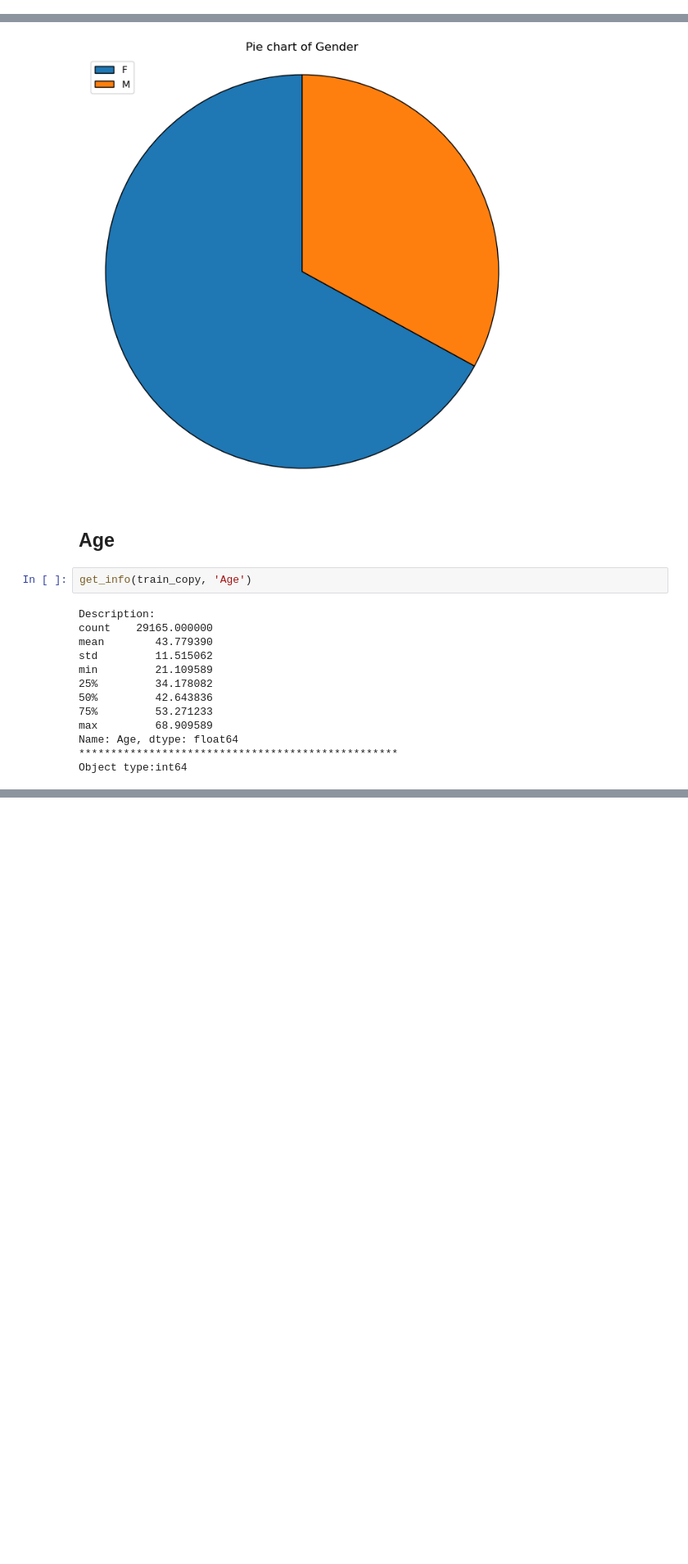
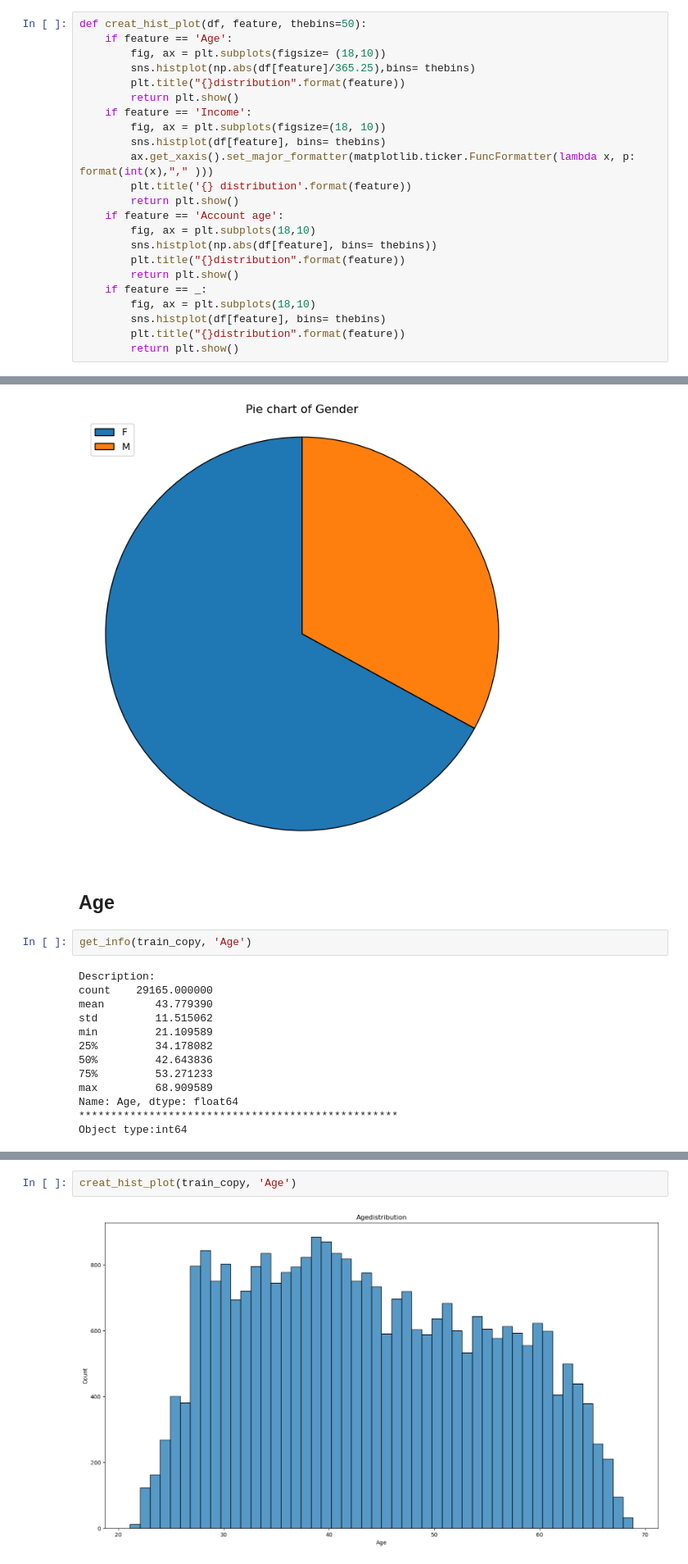
Before and after one commit to ngovanminh3232/credit_card_analyst, a Jupyter notebook: solution.ipynb, the cells around one changed output, grey strips where cells are left out. Shown: that part at 82% size. Saved outputs shown, nothing was run; the diff lists cells and outputs as text; blank space fills up the shorter version.

```diff
--- a/solution.ipynb
+++ b/solution.ipynb
@@ -263,6 +264,29 @@ def creat_box_plot(df, feature):
         sns.boxplot(y=np.abs(df[feature]))
         plt.title('{} distribution(Boxplot)'.format(feature))
         return plt.show()
+# %%
+def creat_hist_plot(df, feature, thebins=50):
+    if feature == 'Age':
+        fig, ax = plt.subplots(figsize= (18,10))
+        sns.histplot(np.abs(df[feature]/365.25),bins= thebins)
+        plt.title("{}distribution".format(feature))
+        return plt.show()
+    if feature == 'Income':
+        fig, ax = plt.subplots(figsize=(18, 10))
+        sns.histplot(df[feature], bins= thebins)
+        ax.get_xaxis().set_major_formatter(matplotlib.ticker.FuncFormatter(lambda x, p: format(int(x),"," )))
+        plt.title('{} distribution'.format(feature))
+        return plt.show()
+    if feature == 'Account age':
+        fig, ax = plt.subplots(18,10)
+        sns.histplot(np.abs(df[feature], bins= thebins))
+        plt.title("{}distribution".format(feature))
+        return plt.show()
+    if feature == _:
+        fig, ax = plt.subplots(18,10)
+        sns.histplot(df[feature], bins= thebins)
+        plt.title("{}distribution".format(feature))
+        return plt.show()
 # %% [markdown]
 # Phân tích đơn biến
 # %% [markdown]
@@ -310,0 +339,4 @@ Object type:int64
+# %%
+creat_hist_plot(train_copy, 'Age')
+# %% [output]
+[figure, added]
```
Also changed, not shown: parts of 2 cells of this notebook.
